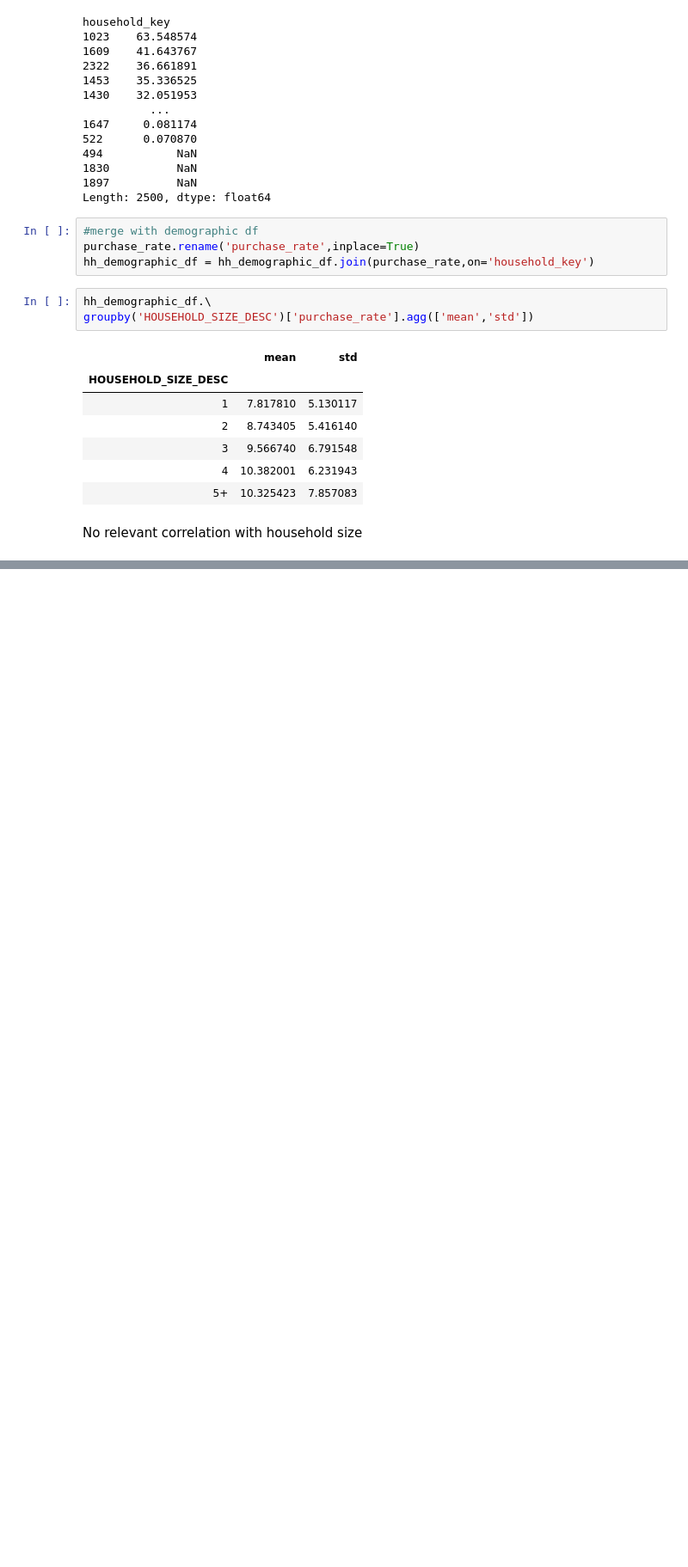
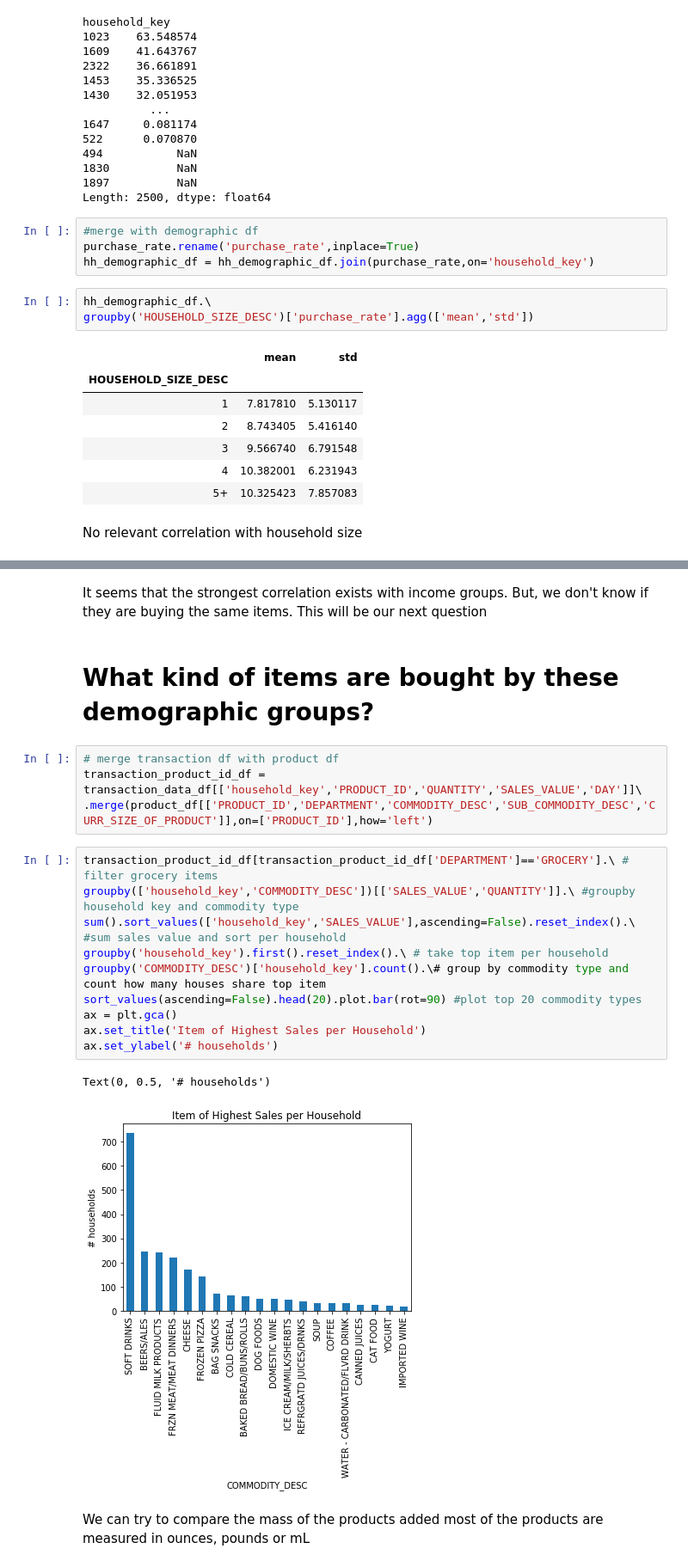
Before and after one commit to raphaelreiss/ADA_project, a Jupyter notebook: src/TermProject.ipynb, the cells around one changed output, grey strips where cells are left out. Shown at 86% size. Saved outputs shown, nothing was run; the diff lists cells and outputs as text; blank space fills up the shorter version.

Commit message:
Add product type statistics and product weight calculation

```diff
--- a/src/TermProject.ipynb
+++ b/src/TermProject.ipynb
@@ -291,0 +321,23 @@ hh_demographic_df.groupby('AGE_DESC')['purchase_rate'].agg(['mean','std']).sort_
+# %% [markdown]
+It seems that the strongest correlation exists with income groups. But, we don't know if they are buying the same items. This will be our next question
+# %% [markdown]
+# What kind of items are bought by these demographic groups?
+# %%
+# merge transaction df with product df
+transaction_product_id_df = transaction_data_df[['household_key','PRODUCT_ID','QUANTITY','SALES_VALUE','DAY']]\
+.merge(product_df[['PRODUCT_ID','DEPARTMENT','COMMODITY_DESC','SUB_COMMODITY_DESC','CURR_SIZE_OF_PRODUCT']],on=['PRODUCT_ID'],how='left')
+# %%
+transaction_product_id_df[transaction_product_id_df['DEPARTMENT']=='GROCERY'].\ # filter grocery items
+groupby(['household_key','COMMODITY_DESC'])[['SALES_VALUE','QUANTITY']].\ #groupby household key and commodity type
+sum().sort_values(['household_key','SALES_VALUE'],ascending=False).reset_index().\ #sum sales value and sort per household
+groupby('household_key').first().reset_index().\ # take top item per household
+groupby('COMMODITY_DESC')['household_key'].count().\# group by commodity type and count how many houses share top item
+sort_values(ascending=False).head(20).plot.bar(rot=90) #plot top 20 commodity types
+ax = plt.gca()
+ax.set_title('Item of Highest Sales per Household')
+ax.set_ylabel('# households')
+# %% [output]
+Text(0, 0.5, '# households')
+[figure, added]
+# %% [markdown]
+We can try to compare the mass of the products added most of the products are measured in ounces, pounds or mL
```
Also changed, not shown: parts of 16 cells of this notebook.
